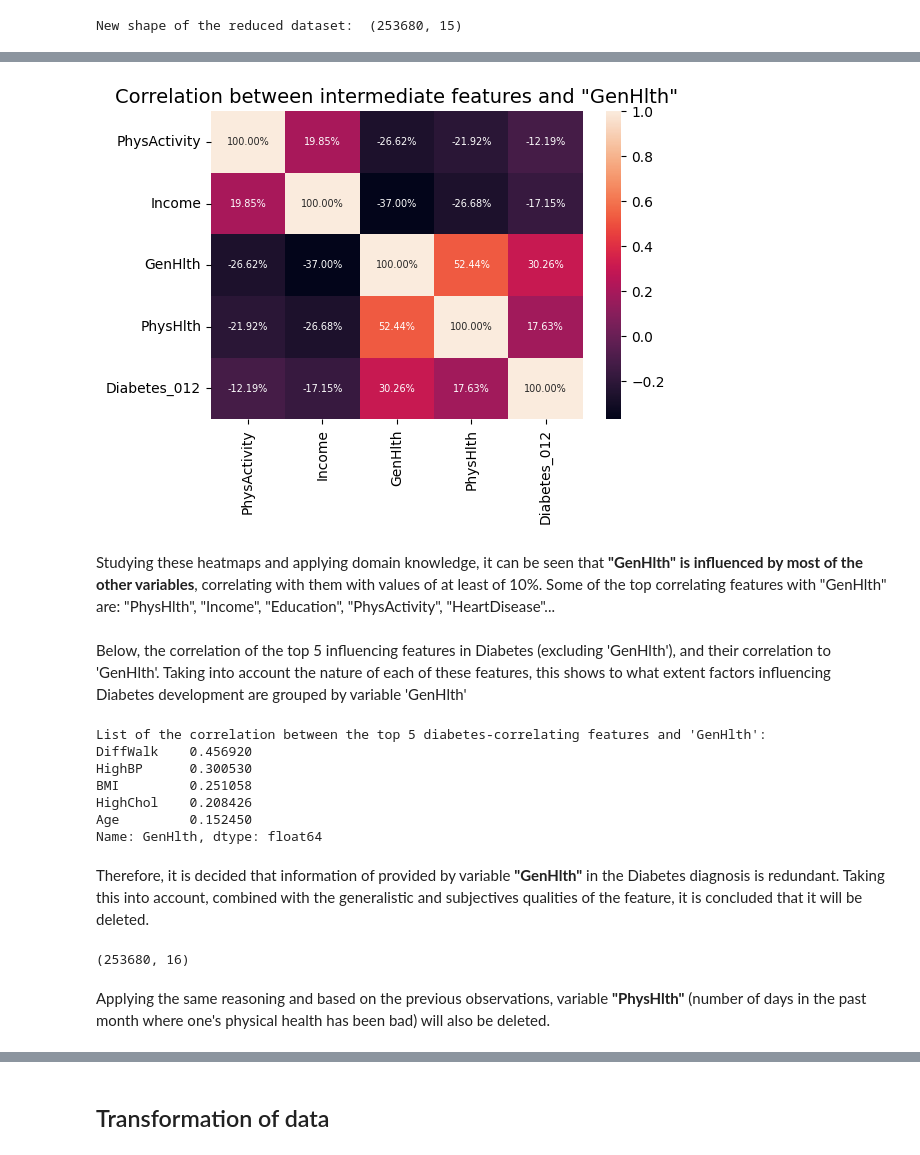
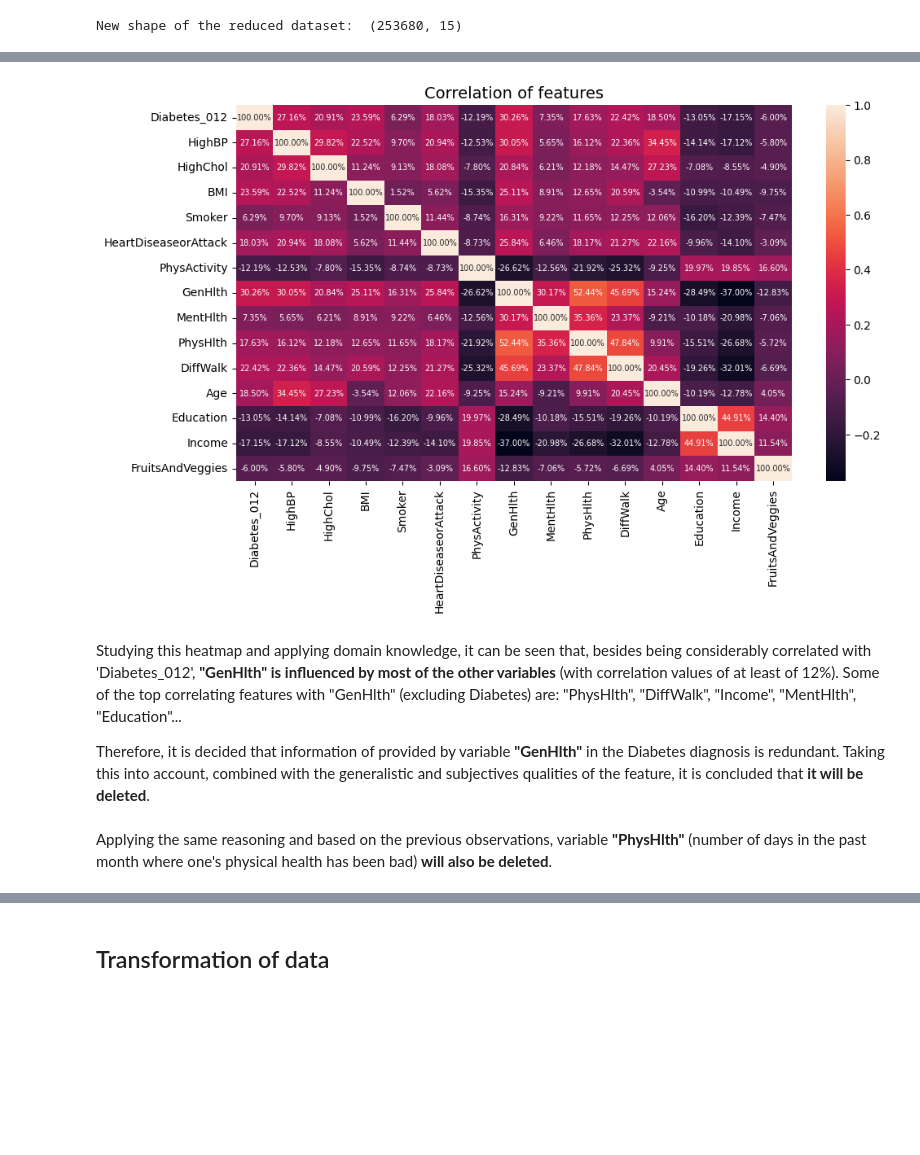
Before and after one commit to AliGarAlon/Diabetes_Project, a Jupyter notebook: diabetes_model.ipynb, the cells around one changed output, grey strips where cells are left out. Cells and saved outputs as stored; diff of their text form; code cells hidden in the pictures; blank space fills up the shorter version.

```diff
--- a/diabetes_model.ipynb
+++ b/diabetes_model.ipynb
@@ -1013,55 +993,13 @@ plt.title('Correlation between least-related to Diabetes features and "GenHlth"'
-# %%
-# HEATMAP OF 'GenHlth' AND INTERMEDIATE FEATURES
-# Max correlation value of this features in the whole dataframe
-max_values_ncd = df_reduced.corr().replace(1,np.nan).abs().describe().loc['max', no_corr_diabetes]
-
-# Attributes to which they correlate the most.
-intermediate_correlations=[]
-for i, feature in enumerate(max_values_ncd.index):
-    # for every index in max_values_ncd, find the column name where value
-    # matches the value in max_values_ncd
-    name = df_reduced.columns[df_reduced.corr().abs()[feature]==max_values_ncd[feature]].tolist()
-    intermediate_correlations.append(name[0])
-
-# Heatmap
-#intermediate_correlations= (intermediate_correlations).tolist()
-intermediate_correlations = list(set(intermediate_correlations))
-intermediate_correlations.append("Diabetes_012")
-plt.figure(figsize=(6, 4))
-sb.heatmap(df_reduced[intermediate_correlations].corr(), annot=True, fmt='.2%', annot_kws={'size': 7})
-plt.title('Correlation between intermediate features and "GenHlth"', fontsize=14);
-# %% [output]
-[figure, removed]
+# %%
+# Heatmap
+plt.figure(figsize=(11, 6))
+sb.heatmap(df_reduced.corr(), annot=True, fmt='.2%', annot_kws={'size': 7})
+plt.title('Correlation of features', fontsize=14);
+# %% [output]
+[figure, added]
 # %% [markdown]
-Studying these heatmaps and applying domain knowledge, it can be seen that **"GenHlth" is influenced by most of the other variables**, correlating with them with values of at least of 10%. Some of the top correlating features with "GenHlth" are: "PhysHlth", "Income", "Education", "PhysActivity", "HeartDisease"...
+Studying this heatmap and applying domain knowledge, it can be seen that, besides being considerably correlated with 'Diabetes_012', **"GenHlth" is influenced by most of the other variables** (with correlation values of at least of 12%). Some of the top correlating features with "GenHlth" (excluding Diabetes) are: "PhysHlth", "DiffWalk", "Income", "MentHlth", "Education"...
+
+Therefore, it is decided that information of provided by  variable **"GenHlth"** in the Diabetes diagnosis is redundant. Taking this into account, combined with the generalistic and subjectives qualities of the feature, it is concluded that **it will be deleted**.
-# %% [markdown]
-Below, the correlation of the top 5 influencing features in Diabetes (excluding 'GenHlth'), and their correlation to 'GenHlth'. Taking into account the nature of each of these features, this shows to what extent factors influencing Diabetes development are grouped by variable 'GenHlth'
-# %%
-# Top 5 diabetes-correlating features:
-# Because "GenHlth" is the top feature correlated with 'Diabetes_012', first
-# top 6 features are extracted. Then 'GenHlth' is removed.
-top5_features_cd_series = df_reduced.corr()['Diabetes_012'].replace(1,np.nan).abs().sort_values(ascending=False).head(6)
-top5_features_cd = (top5_features_cd_series.index).tolist()
-#(top5_features_cd).remove('GenHlth')
-
-# Correlation of Top 5 diabetes-correlating features with "GenHlth"
-max_values_cgh = df_reduced[top5_features_cd].corr()['GenHlth'].replace(1,np.nan).abs().sort_values(ascending=False).head(5)
-print("List of the correlation between the top 5 diabetes-correlating features and 'GenHlth':")
-print(max_values_cgh )
-# %% [output]
-List of the correlation between the top 5 diabetes-correlating features and 'GenHlth':
-DiffWalk    0.456920
-HighBP      0.300530
-BMI         0.251058
-HighChol    0.208426
-Age         0.152450
-Name: GenHlth, dtype: float64
-# %% [markdown]
-Therefore, it is decided that information of provided by  variable **"GenHlth"** in the Diabetes diagnosis is redundant. Taking this into account, combined with the generalistic and subjectives qualities of the feature, it is concluded that it will be deleted.
-# %%
-df_reduced.drop("GenHlth", axis=1, inplace=True)
-print("New shape of the reduced dataset: ", df_reduced.shape)
-# %% [output]
-(253680, 16)
 # %% [markdown]
-Applying the same reasoning and based on the previous observations, variable **"PhysHlth"** (number of days in the past month where one's physical health has been bad) will also be deleted.
+Applying the same reasoning and based on the previous observations, variable **"PhysHlth"** (number of days in the past month where one's physical health has been bad) **will also be deleted**.
```
Also changed, not shown: parts of 12 cells of this notebook.
